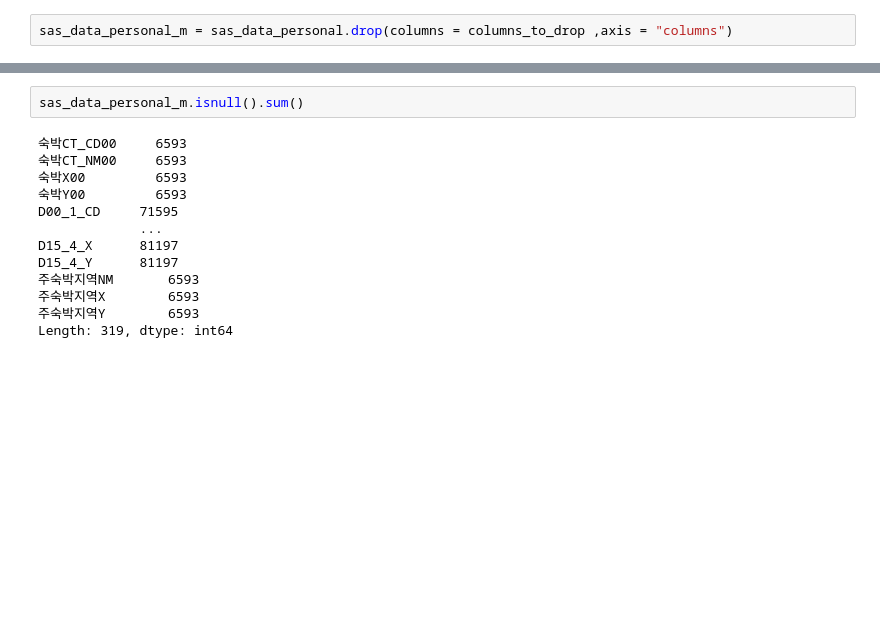
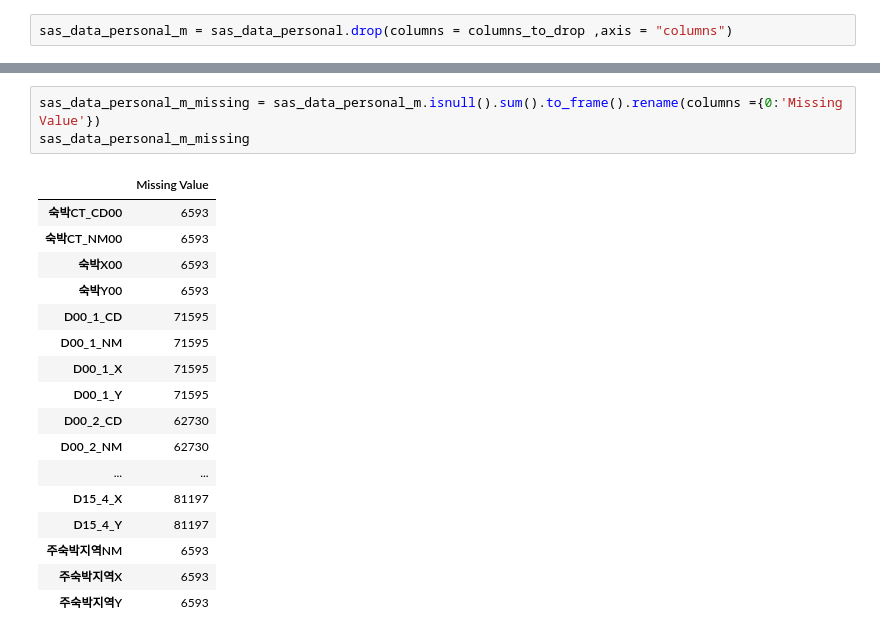
Before and after one commit to Star-iss/Clustering_Coordinate_Data, a Jupyter notebook: Moving_Data.ipynb, the cells around one changed output, grey strips where cells are left out. Cells and saved outputs as stored; diff of their text form; blank space fills up the shorter version.

```diff
--- a/Moving_Data.ipynb
+++ b/Moving_Data.ipynb
@@ -105,15 +93,21 @@ sas_data_personal_m
 # %%
-sas_data_personal_m.isnull().sum()
+sas_data_personal_m_missing = sas_data_personal_m.isnull().sum().to_frame().rename(columns ={0:'Missing Value'})
+sas_data_personal_m_missing
 # %% [output]
-숙박CT_CD00     6593
-숙박CT_NM00     6593
-숙박X00         6593
-숙박Y00         6593
-D00_1_CD     71595
-             ...
-D15_4_X      81197
-D15_4_Y      81197
-주숙박지역NM       6593
-주숙박지역X        6593
-주숙박지역Y        6593
-Length: 319, dtype: int64
+|  | Missing Value |
+| 숙박CT_CD00 | 6593 |
+| 숙박CT_NM00 | 6593 |
+| 숙박X00 | 6593 |
+| 숙박Y00 | 6593 |
+| D00_1_CD | 71595 |
+| D00_1_NM | 71595 |
+| D00_1_X | 71595 |
+| D00_1_Y | 71595 |
+| D00_2_CD | 62730 |
+| D00_2_NM | 62730 |
+| ... | ... |
+| D15_4_X | 81197 |
+| D15_4_Y | 81197 |
+| 주숙박지역NM | 6593 |
+| 주숙박지역X | 6593 |
+| 주숙박지역Y | 6593 |
```
Also changed, not shown: parts of 31 cells of this notebook.
